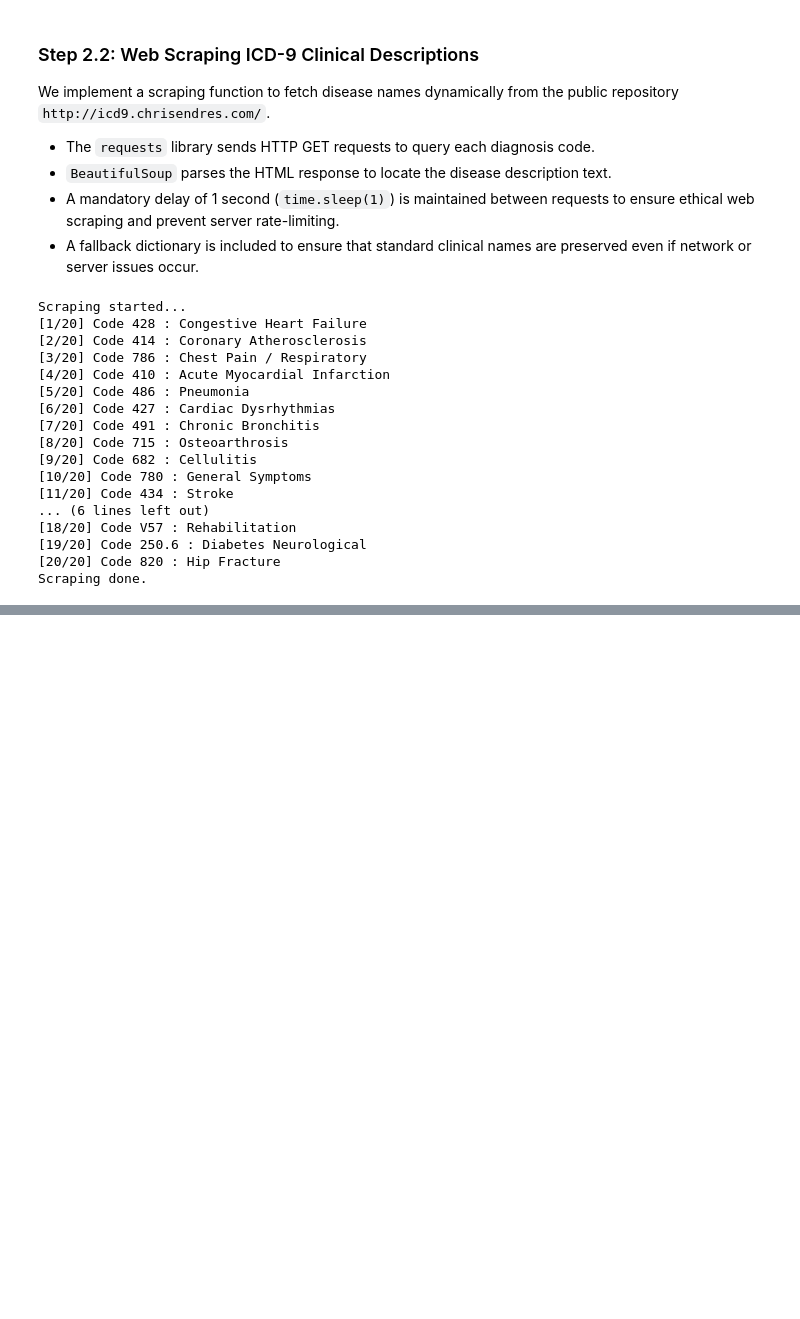
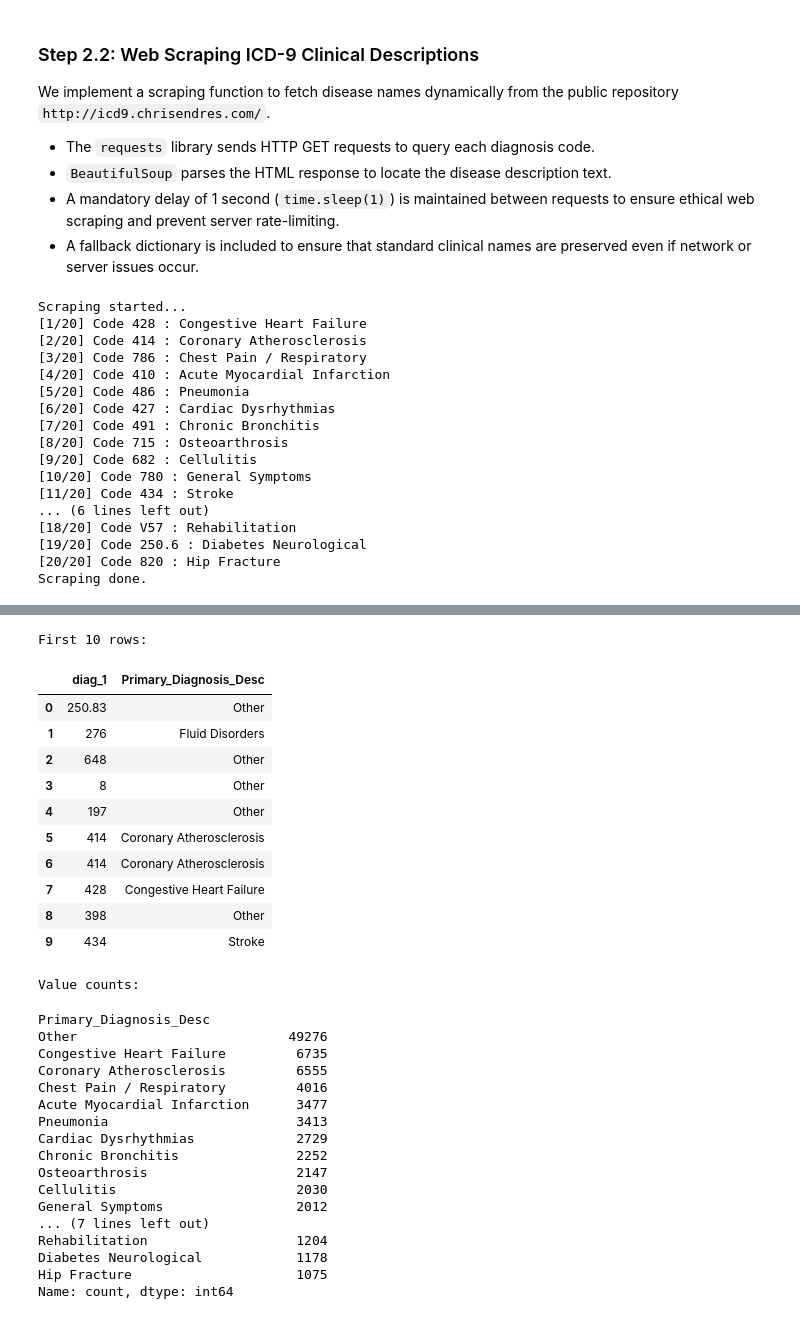
Before and after one commit to AsiniKaru/Vitality-Readmission-Predictor, a Jupyter notebook: phase_o1.ipynb, the cells around one changed output, grey strips where cells are left out. Cells and saved outputs as stored; diff of their text form; code cells hidden in the pictures; blank space fills up the shorter version.

Commit message:
feat: map disease names to Primary_Diagnosis_Desc

```diff
--- a/phase_o1.ipynb
+++ b/phase_o1.ipynb
@@ -1150,0 +1158,49 @@ Scraping done.
+# %%
+# function to map name
+def map_diagnosis(code):
+    if code in scraped_diagnoses:
+        return scraped_diagnoses[code]
+    else:
+        return "Other"
+
+# make new column
+df_cleaned['Primary_Diagnosis_Desc'] = df_cleaned['diag_1'].apply(map_diagnosis)
+
+# show top 10 rows
+print("First 10 rows:")
+display(df_cleaned[['diag_1', 'Primary_Diagnosis_Desc']].head(10))
+
+# show counts
+print("\nValue counts:")
+display(df_cleaned['Primary_Diagnosis_Desc'].value_counts())
+# %% [output]
+First 10 rows:
+|  | diag_1 | Primary_Diagnosis_Desc |
+| 0 | 250.83 | Other |
+| 1 | 276 | Fluid Disorders |
+| 2 | 648 | Other |
+| 3 | 8 | Other |
+| 4 | 197 | Other |
+| 5 | 414 | Coronary Atherosclerosis |
+| 6 | 414 | Coronary Atherosclerosis |
+| 7 | 428 | Congestive Heart Failure |
+| 8 | 398 | Other |
+| 9 | 434 | Stroke |
+Value counts:
+Primary_Diagnosis_Desc
+Other                           49276
+Congestive Heart Failure         6735
+Coronary Atherosclerosis         6555
+Chest Pain / Respiratory         4016
+Acute Myocardial Infarction      3477
+Pneumonia                        3413
+Cardiac Dysrhythmias             2729
+Chronic Bronchitis               2252
+Osteoarthrosis                   2147
+Cellulitis                       2030
+General Symptoms                 2012
+... (7 lines left out)
+Rehabilitation                   1204
+Diabetes Neurological            1178
+Hip Fracture                     1075
+Name: count, dtype: int64
```
Also changed, not shown: parts of 1 cell of this notebook.
